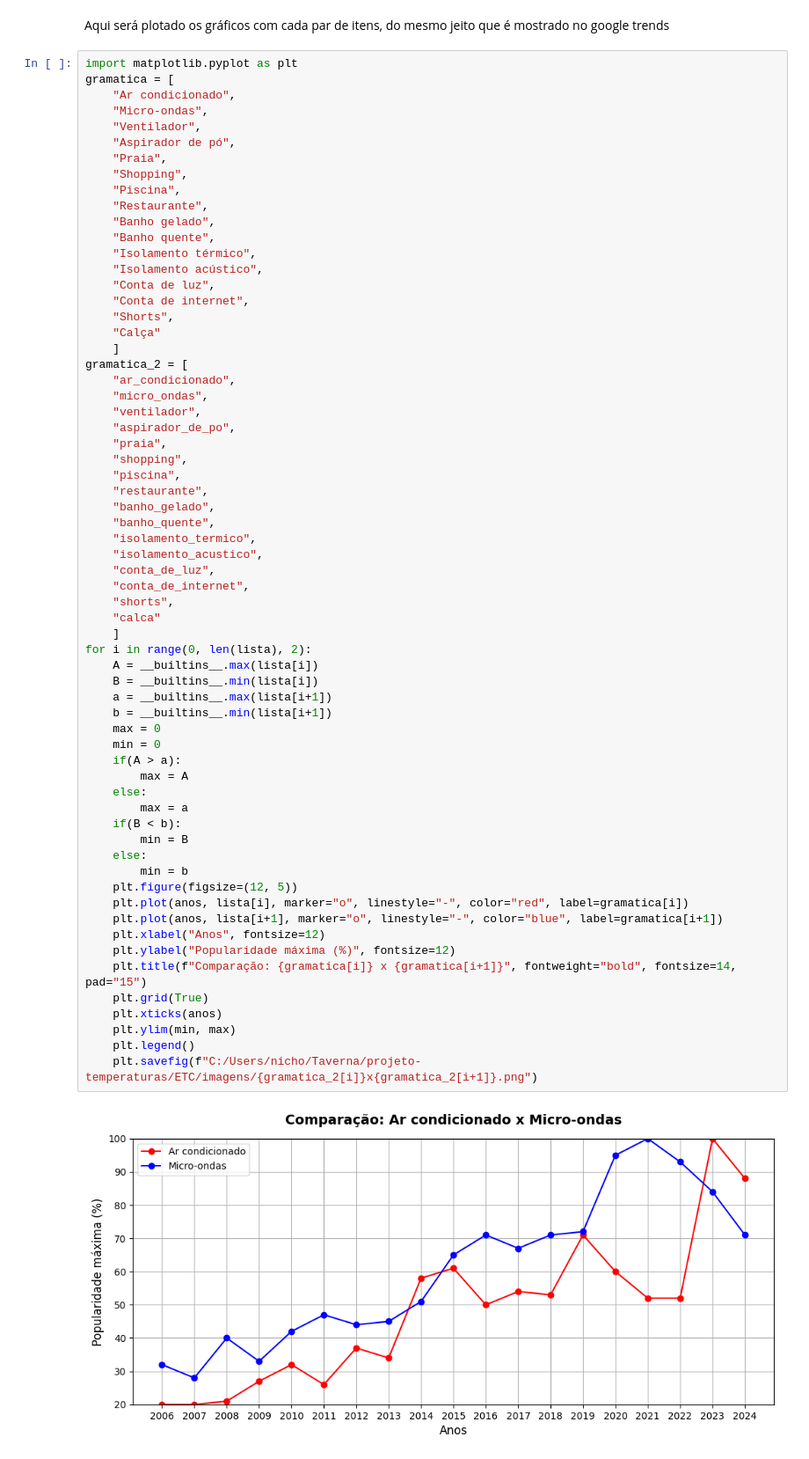
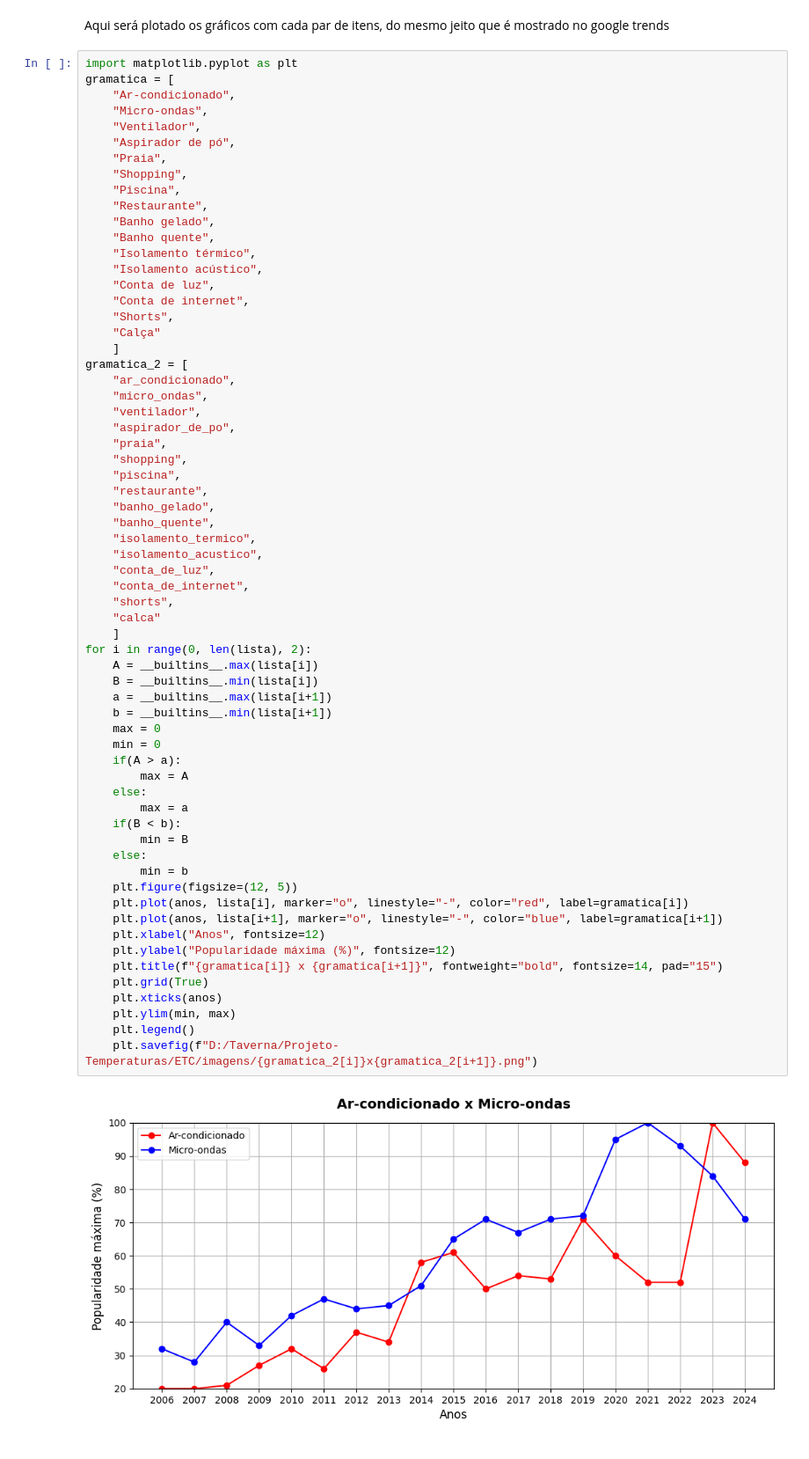
Before and after one commit to NyxKim01/projeto-temperaturas, a Jupyter notebook: ETC/Main.ipynb, the cells around one changed output. Shown at 88% size. Saved outputs shown, nothing was run; the diff lists cells and outputs as text.

```diff
--- a/ETC/Main.ipynb
+++ b/ETC/Main.ipynb
@@ -80,7 +80,7 @@ Aqui será plotado os gráficos com cada par de itens, do mesmo jeito que é mos
 # %%
 import matplotlib.pyplot as plt
 gramatica = [
-    "Ar condicionado",
+    "Ar-condicionado",
     "Micro-ondas",
     "Ventilador",
     "Aspirador de pó",
@@ -113,33 +113,33 @@ gramatica_2 = [
     "conta_de_luz",
     "conta_de_internet",
     "shorts",
     "calca"
     ]
 for i in range(0, len(lista), 2):
     A = __builtins__.max(lista[i])
     B = __builtins__.min(lista[i])
     a = __builtins__.max(lista[i+1])
     b = __builtins__.min(lista[i+1])
     max = 0
     min = 0
     if(A > a):
         max = A
     else:
         max = a
     if(B < b):
         min = B
     else:
         min = b
     plt.figure(figsize=(12, 5))
     plt.plot(anos, lista[i], marker="o", linestyle="-", color="red", label=gramatica[i])
     plt.plot(anos, lista[i+1], marker="o", linestyle="-", color="blue", label=gramatica[i+1])
     plt.xlabel("Anos", fontsize=12)
     plt.ylabel("Popularidade máxima (%)", fontsize=12)
-    plt.title(f"Comparação: {gramatica[i]} x {gramatica[i+1]}", fontweight="bold", fontsize=14, pad="15")
+    plt.title(f"{gramatica[i]} x {gramatica[i+1]}", fontweight="bold", fontsize=14, pad="15")
     plt.grid(True)
     plt.xticks(anos)
     plt.ylim(min, max)
     plt.legend()
-    plt.savefig(f"C:/Users/nicho/Taverna/projeto-temperaturas/ETC/imagens/{gramatica_2[i]}x{gramatica_2[i+1]}.png")
+    plt.savefig(f"D:/Taverna/Projeto-Temperaturas/ETC/imagens/{gramatica_2[i]}x{gramatica_2[i+1]}.png")
 # %% [output]
-[figure, old version]
+[figure, new version]
```
Also changed, not shown: parts of 1 cell of this notebook.
